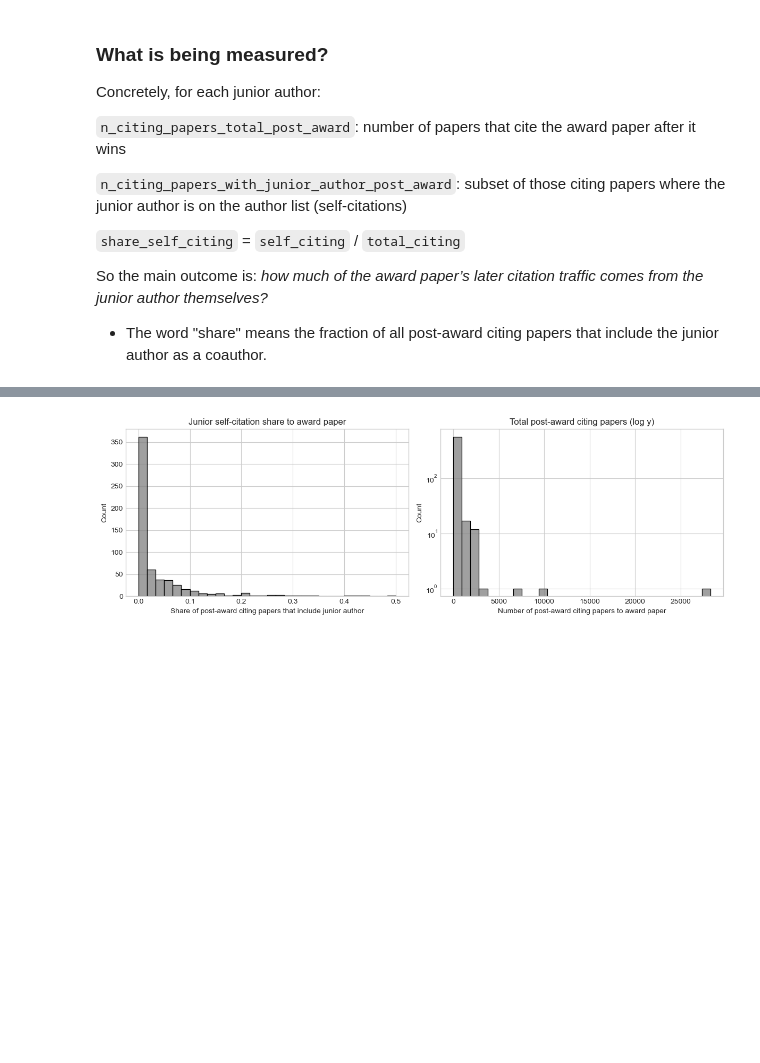
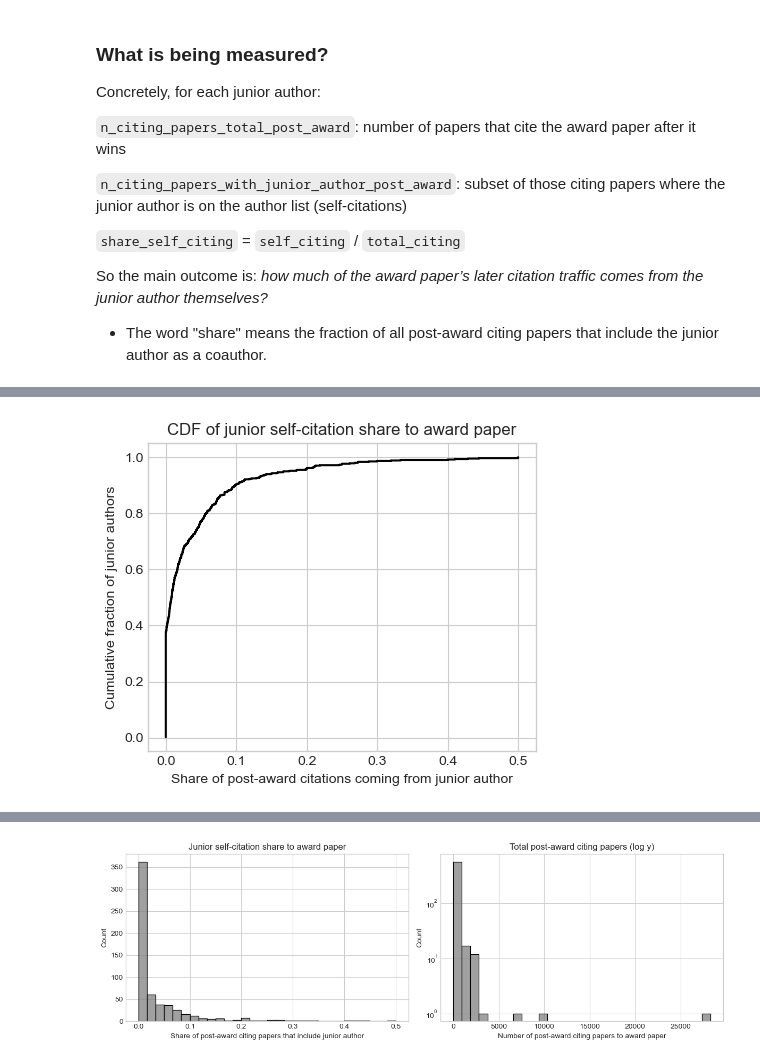
Before and after one commit to AppleShay/thesis-best-paper-trajectories, a Jupyter notebook: notebooks/32_junior_self_cites_analysis.ipynb, the cells around one changed output, grey strips where cells are left out. Saved outputs shown, nothing was run; the diff lists cells and outputs as text; code cells hidden in the pictures; blank space fills up the shorter version.

```diff
--- a/notebooks/32_junior_self_cites_analysis.ipynb
+++ b/notebooks/32_junior_self_cites_analysis.ipynb
@@ -67,0 +116,18 @@ After cleaning: (596, 9)
+# %%
+# CDF of self-citation share
+import numpy as np
+
+shares = df['share_self_citing'].sort_values().values
+n = len(shares)
+cdf = (np.arange(1, n + 1) / n)
+
+fig, ax = plt.subplots(figsize=(5, 4))
+ax.step(shares, cdf, where='post', color='black')
+ax.set_xlabel('Share of post-award citations coming from junior author')
+ax.set_ylabel('Cumulative fraction of junior authors')
+ax.set_title('CDF of junior self-citation share to award paper')
+
+fig.savefig(FIG_DIR / '32_selfcite_share_cdf.png', dpi=300, bbox_inches='tight')
+plt.show()
+# %% [output]
+[figure, added]
```
Also changed, not shown: parts of 10 cells of this notebook, 4 other files.
